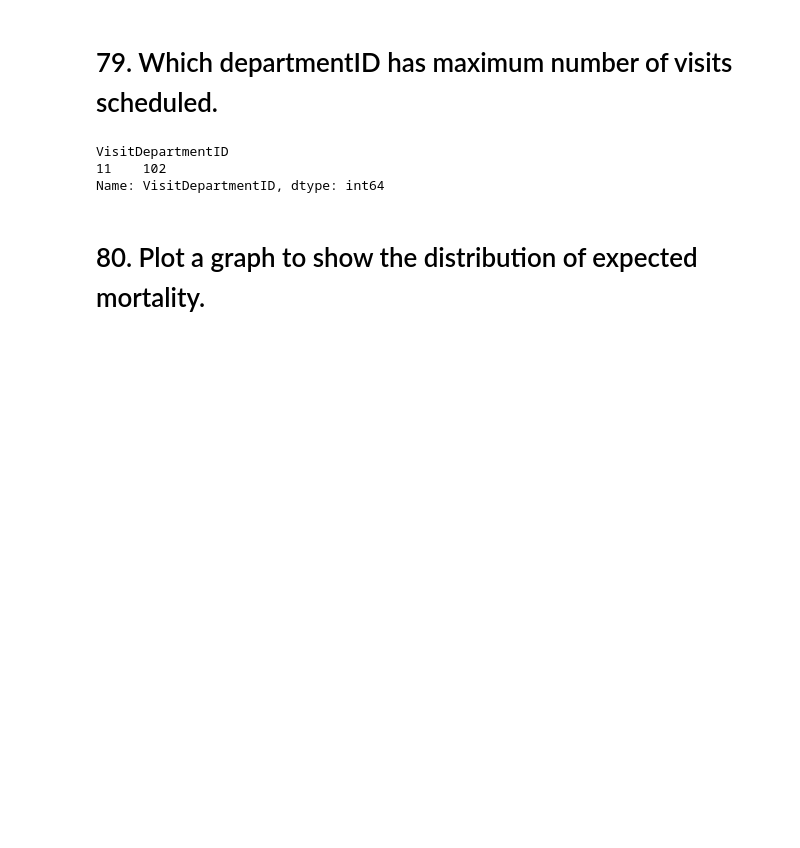
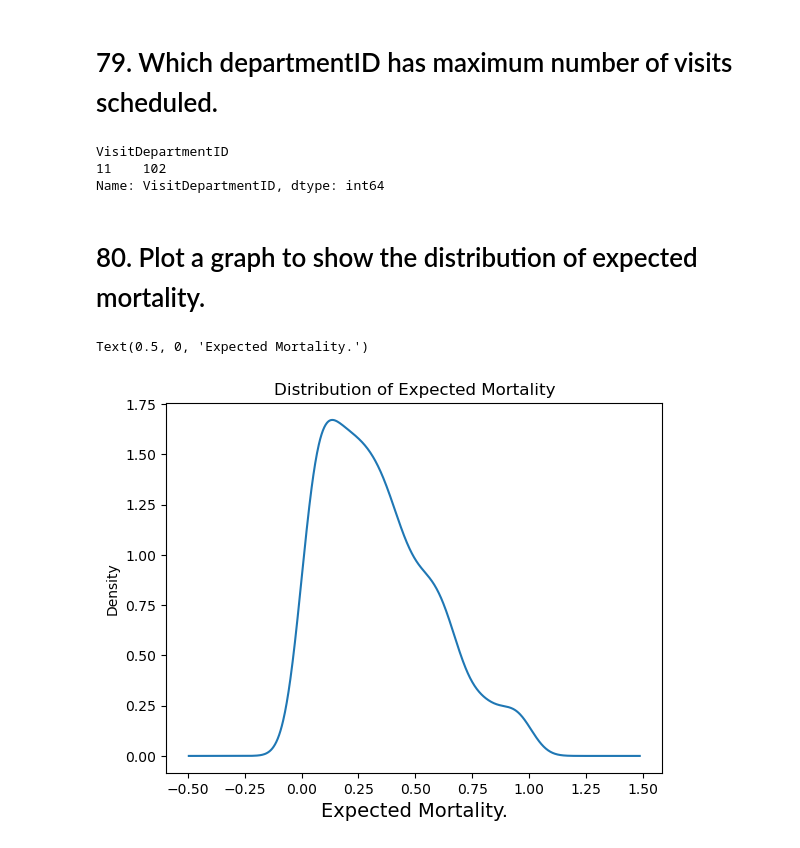
Before and after one commit to JyotsnaSusan/5Py, a Jupyter notebook: Syeda61_80.ipynb, the cells around one changed output. Cells and saved outputs as stored; diff of their text form; code cells hidden in the pictures; blank space fills up the shorter version.

```diff
--- a/Syeda61_80.ipynb
+++ b/Syeda61_80.ipynb
@@ -346,3 +376,10 @@ VisitDepartmentID
 Name: VisitDepartmentID, dtype: int64
 # %% [markdown]
 # 80. Plot a graph to show the distribution of expected mortality.
+# %%
+df_ReadmissionRegistry['ExpectedMortality'].plot(kind='kde')
+plt.title('Distribution of Expected Mortality')
+plt.xlabel('Expected Mortality.', fontsize=14)
+# %% [output]
+Text(0.5, 0, 'Expected Mortality.')
+[figure, added]
```
Also changed, not shown: parts of 2 cells of this notebook.
